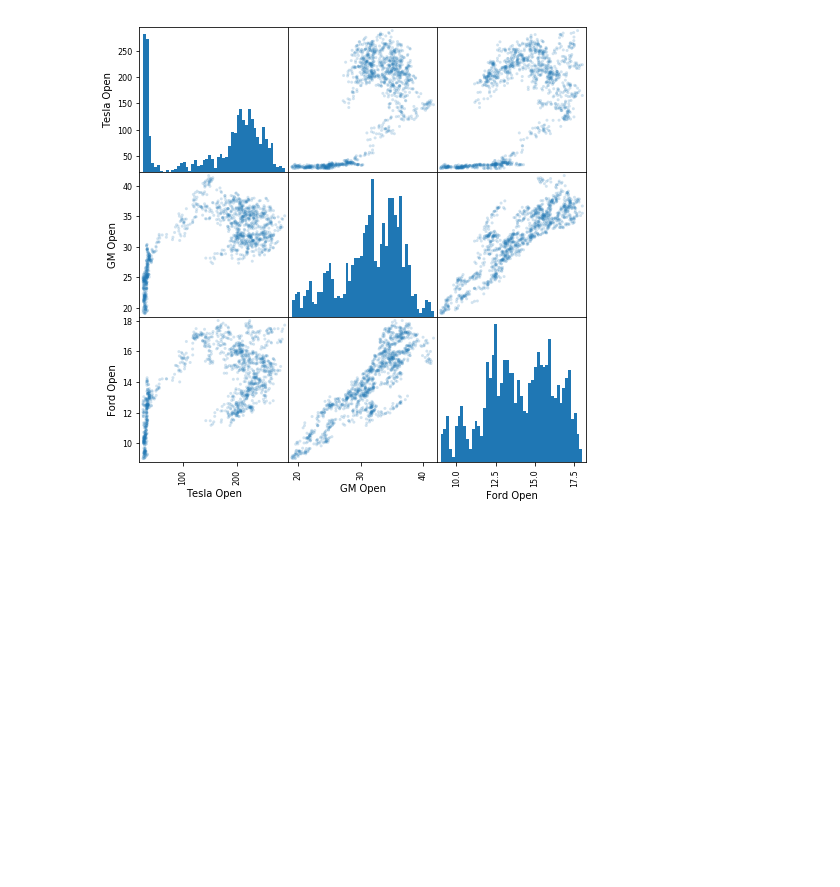
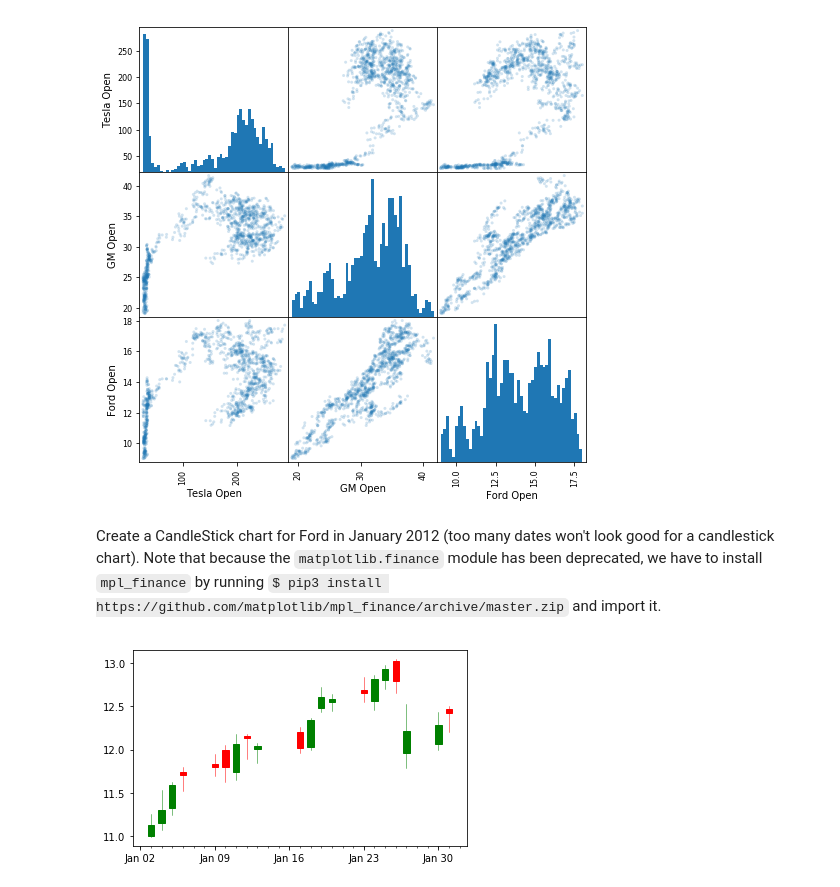
Before and after one commit to fagan2888/udemy-python-for-finance, a Jupyter notebook: stock_market_analysis.ipynb, the cells around one changed output. Saved outputs shown, nothing was run; the diff lists cells and outputs as text; code cells hidden in the pictures; blank space fills up the shorter version.

Commit message:
feat: create a CandleStick chart for Ford in January 2012 with the mpl_finance package

```diff
--- a/stock_market_analysis.ipynb
+++ b/stock_market_analysis.ipynb
@@ -146,3 +146,35 @@ car_comp.columns = ['Tesla Open', 'GM Open', 'Ford Open']
 scatter_matrix(car_comp, figsize=(8, 8), alpha=0.2, hist_kwds={'bins': 50});
 # %% [output]
 [figure]
+# %% [markdown]
+Create a CandleStick chart for Ford in January 2012 (too many dates won't look good for a candlestick chart). Note that because the `matplotlib.finance` module has been deprecated, we have to install `mpl_finance` by running `$ pip3 install https://github.com/matplotlib/mpl_finance/archive/master.zip` and import it.
+# %%
+from matplotlib.dates import DateFormatter, date2num, WeekdayLocator, DayLocator, MONDAY
+from mpl_finance import candlestick_ohlc
+
+# Reset the index to get a column of January Dates
+ford_reset = ford.loc['2012-01':'2012-01'].reset_index()
+
+# Create a new column of numerical "date" values for matplotlib to use
+ford_reset['date_ax'] = ford_reset['Date'].apply(lambda date: date2num(date))
+ford_values = [tuple(vals) for vals in ford_reset[['date_ax', 'Open', 'High', 'Low', 'Close']].values]
+
+# Major ticks on the mondays
+mondays = WeekdayLocator(MONDAY)
+# Minor ticks on the days
+alldays = DayLocator()
+# e.g., Jan 12
+weekFormatter = DateFormatter('%b %d')
+# e.g., 12
+dayFormatter = DateFormatter('%d')
+
+# Plot it
+fig, ax = plt.subplots()
+fig.subplots_adjust(bottom=0.2)
+ax.xaxis.set_major_locator(mondays)
+ax.xaxis.set_minor_locator(alldays)
+ax.xaxis.set_major_formatter(weekFormatter)
+
+candlestick_ohlc(ax, ford_values, width=0.6, colorup='g', colordown='r');
+# %% [output]
+[figure, added]
```
Also changed, not shown: parts of 1 cell of this notebook.
